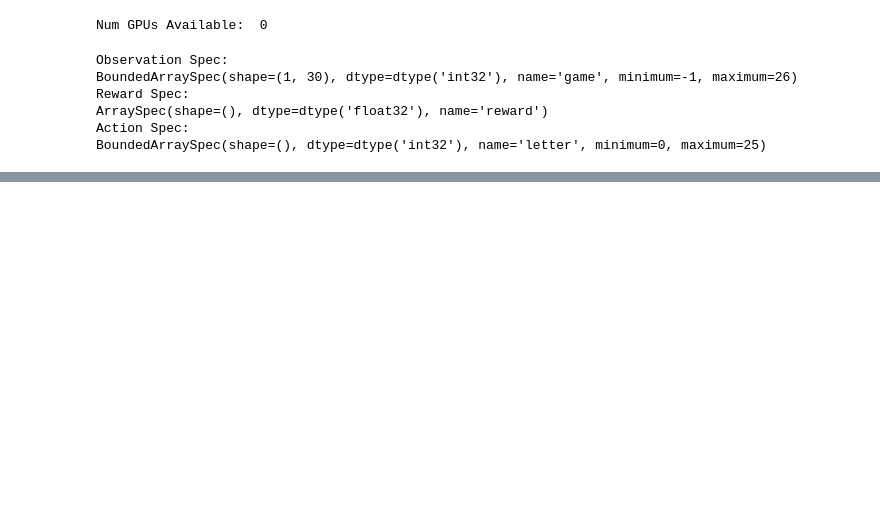
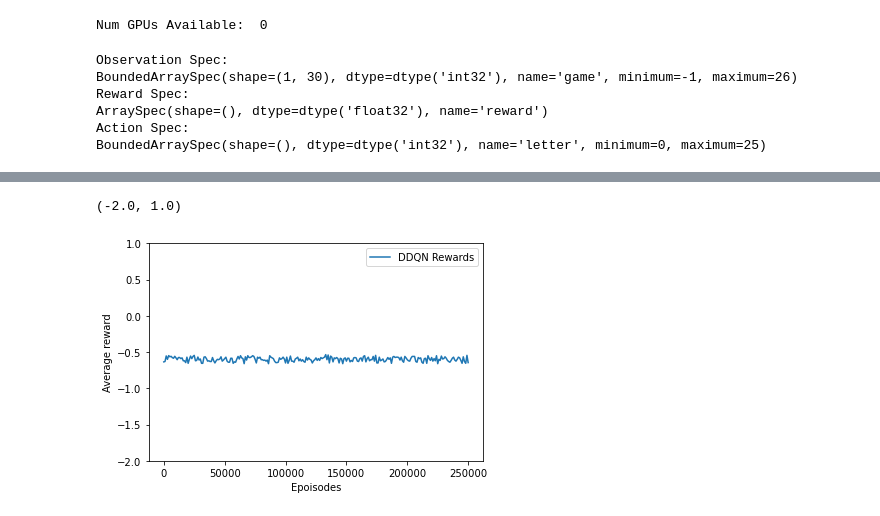
Before and after one commit to hugovth/hangman_guesser, a Jupyter notebook: src/hangman_guesser/model/model.ipynb, the cells around one changed output, grey strips where cells are left out. Drawn from its saved outputs; the diff is of its cells as text; code cells hidden in the pictures; blank space fills up the shorter version.

```diff
--- a/src/hangman_guesser/model/model.ipynb
+++ b/src/hangman_guesser/model/model.ipynb
@@ -143,0 +161,20 @@ Num GPUs Available:  0
+# %%
+
+total_reward = 0.0
+episodes=10
+
+for _ in range(episodes):
+    time_step = evaluation_env.reset()
+    episode_reward = 0.0
+
+    while not time_step.is_last():
+    # for _ in range(4):
+        action_step = ddqn_agent.policy.action(time_step)
+        print(chr(int(action_step.action.numpy()) + 97))
+        time_step = evaluation_env.step(action_step.action)
+        print("".join([chr(int(x) + 97) for x in time_step[3].numpy()[0][0]]))
+        episode_reward += time_step.reward
+        # print(time_step)
+
+    total_reward += episode_reward
+    avg_reward = total_reward / episodes
@@ -144,26 +199,27 @@ Num GPUs Available:  0
 # %%
+print("**********************************")
+print("Training DDQN")
+print("**********************************")
+
 # def train(agent):
-print("hello")
 experience_replay = ExperienceReplay(ddqn_agent, train_env)
-print("hello")
-
 ddqn_agent.train_step_counter.assign(0)
-print("hello")
+print("before avg reward")
 
 avg_reward = get_average_reward(evaluation_env, ddqn_agent.policy, EVAL_EPISODES)
+print("before iter")
 rewards = [avg_reward]
-print("hello")
+print("before iter")
 
 for _ in range(NUMBER_EPOSODES):
-    print("hello")
     for _ in range(COLLECTION_STEPS):
         experience_replay.timestamp_data(train_env, ddqn_agent.collect_policy)
 
     experience, info = next(experience_replay.iterator)
     train_loss = ddqn_agent.train(experience).loss
-    print("hello")
-
-    print(ddqn_agent.train_step_counter.numpy())
+    # print(f"ddqn_agent: {_}")
+    if ddqn_agent.train_step_counter.numpy() % 500 == 0:
+        print(ddqn_agent.train_step_counter.numpy())
     if ddqn_agent.train_step_counter.numpy() % EVAL_INTERVAL == 0:
         avg_reward = get_average_reward(evaluation_env, ddqn_agent.policy, EVAL_EPISODES)
         print('Episode {0} - Average reward = {1}, Loss = {2}.'.format(
@@ -178,6 +234,6 @@ for _ in range(NUMBER_EPOSODES):
 # dqn_reward = train(dqn_agent)
 
 print("**********************************")
-print("Training DDQN")
+print("DONE")
 print("**********************************")
 # ddqn_reward, agent = train(ddqn_agent)
@@ -198,7 +272,10 @@ ddqn_agent.train_step_counter.numpy()
 # %%
 episodes = range(0, NUMBER_EPOSODES + 1, EVAL_INTERVAL)
-plt.plot(episodes, ddqn_reward, label = 'DDQN Rewards')
+plt.plot(episodes, rewards, label = 'DDQN Rewards')
 plt.legend()
 plt.ylabel('Average reward')
 plt.xlabel('Epoisodes')
-plt.ylim(top=50)
+plt.ylim(top=1, bottom=-2)
+# %% [output]
+(-2.0, 1.0)
+[figure, added]
```
Also changed, not shown: parts of 13 cells of this notebook, 2 other files.
